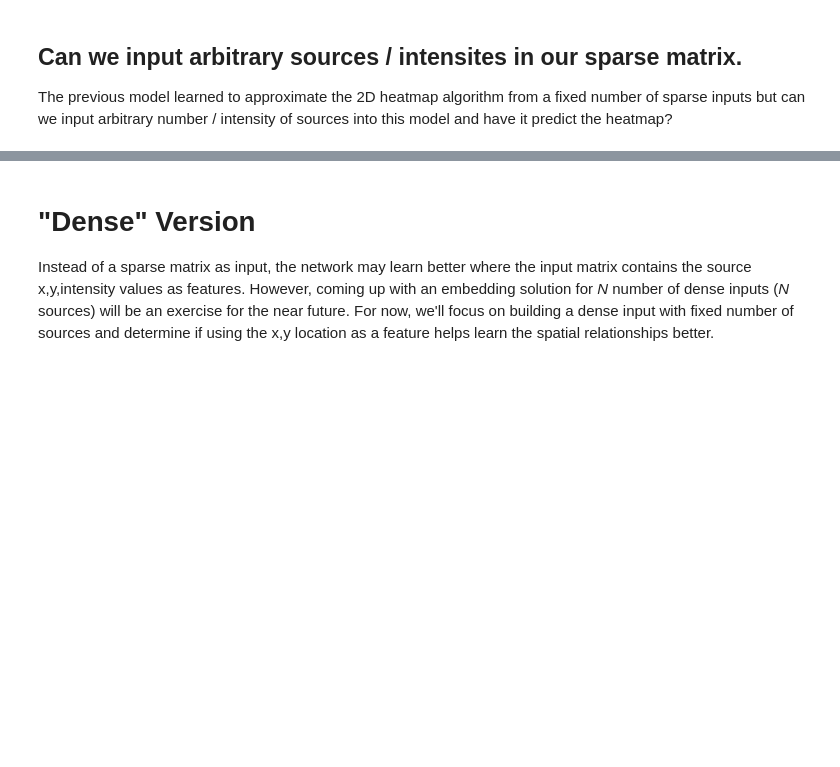
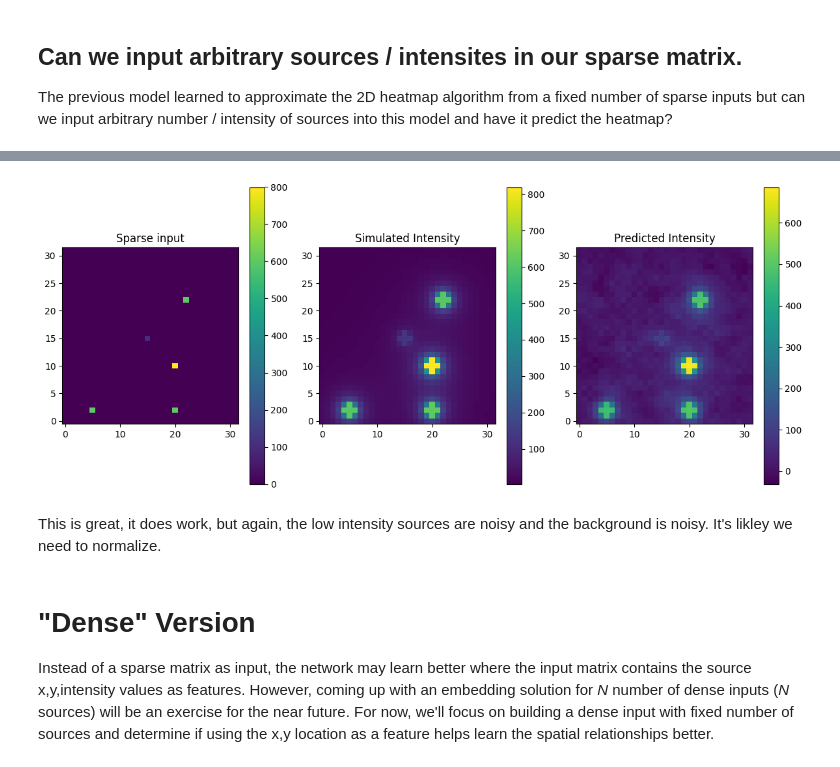
Before and after one commit to ElDuderino/AnalyteDiffusionAI, a Jupyter notebook: diffusion_model_sequential_linear.ipynb, the cells around one changed output, grey strips where cells are left out. Cells and saved outputs as stored; diff of their text form; code cells hidden in the pictures; blank space fills up the shorter version.

```diff
--- a/diffusion_model_sequential_linear.ipynb
+++ b/diffusion_model_sequential_linear.ipynb
@@ -143,7 +138,7 @@ from keras.utils import to_categorical
 from keras.callbacks import EarlyStopping, ModelCheckpoint
 from keras.layers import LeakyReLU
 
-def build_model_leaky(n_inputs, hidden_layers=[10, 10, 10], n_out=1, dropout=0.2, alpha=0.05):
+def build_model_leaky(n_inputs, hidden_layers=[10, 10, 10], n_out=1, dropout=0., alpha=0.3):
     """
     builds a neural network using the depth and layer sizes provided by hidden_layers arg
     choose an activation function from the supported functions in activations
@@ -164,6 +159,7 @@ def build_model_leaky(n_inputs, hidden_layers=[10, 10, 10], n_out=1, dropout=0.2
             model.add(LeakyReLU(alpha = alpha))
         else:
             model.add(Dropout(dropout))
+            model.add(BatchNormalization())
             # base the input shape on the previous layer
             model.add(Dense(hidden_layers[i], input_shape=(hidden_layers[i-1],), kernel_initializer=initializer))
             model.add(LeakyReLU(alpha = alpha))
@@ -218,7 +214,8 @@ print(X_test.shape, y_test.shape)
 # %%
 n_epochs = 100
-hidden_layers = [512, 1024, 2048]
-batch_size = 64
+hidden_layers = [8192, 8192]
+batch_size = 32
+alpha = 0.2
 
 best_model_name = 'best_linear_dispersion_model.h5'
 
@@ -227,17 +224,17 @@ checkpoint = ModelCheckpoint(best_model_name,
     verbose=1,
     monitor='val_loss',
     save_best_only=True,
-    mode='max'
+    mode='min'
 )
 
 # build the model
-model = build_model_leaky(heatmap_w*heatmap_h, hidden_layers, n_out=heatmap_w*heatmap_h)
+model = build_model_leaky(heatmap_w*heatmap_h, hidden_layers, n_out=heatmap_w*heatmap_h, alpha=alpha)
 
 # fit the model
 history = model.fit(X_train, y_train,
                     validation_data=(X_test, y_test),
                     epochs=n_epochs,
                     batch_size=batch_size,
-                    callbacks=[checkpoint]
+                    callbacks=[checkpoint],
                     verbose=1)
 # %% [output]
@@ -278,7 +297,7 @@ def plot_compare_heatmaps(input, original, predicted):
 
     # Plot original heatmap
     im1 = axes[1].imshow(original, cmap='viridis', origin='lower')
-    axes[1].set_title("Original Intensity")
+    axes[1].set_title("Simulated Intensity")
     fig.colorbar(im1, ax=axes[1])
 
     # Plot predicted heatmap
@@ -296,3 +319,12 @@ plot_compare_heatmaps(X_test[20].reshape((heatmap_w, heatmap_h)), y_test[20].res
 ## Can we input arbitrary sources / intensites in our sparse matrix.
 
 The previous model learned to approximate the 2D heatmap algorithm from a fixed number of sparse inputs but can we input arbitrary number / intensity of sources into this model and have it predict the heatmap?
+# %%
+test_sources = np.array([[600, 2, 5], [800, 10, 20], [100, 15, 15], [600, 22, 22], [600, 2, 20]])
+test_sources_sparse = get_sparse_matrix(heatmap_w, heatmap_h, test_sources)
+test_sources_flat = test_sources_sparse.reshape((heatmap_w * heatmap_h))
+
+test_Xs = np.zeros((1, heatmap_h * heatmap_w))
+test_Xs [0] = test_sources_flat
+
+test_preds = model.predict(test_Xs)
@@ -299,3 +333,11 @@ The previous model learned to approximate the 2D heatmap algorithm from a fixed
+# %%
+test_Yhat = test_preds[0].reshape((heatmap_w, heatmap_h))
+
+plot_compare_heatmaps(test_sources_sparse, intensity_matrix(heatmap_w, heatmap_h, test_sources), test_Yhat)
+# %% [output]
+[figure, added]
+# %% [markdown]
+This is great, it does work, but again, the low intensity sources are noisy and the background is noisy. It's likley we need to normalize.
 # %% [markdown]
 # "Dense" Version
 
```
Also changed, not shown: parts of 14 cells of this notebook.
